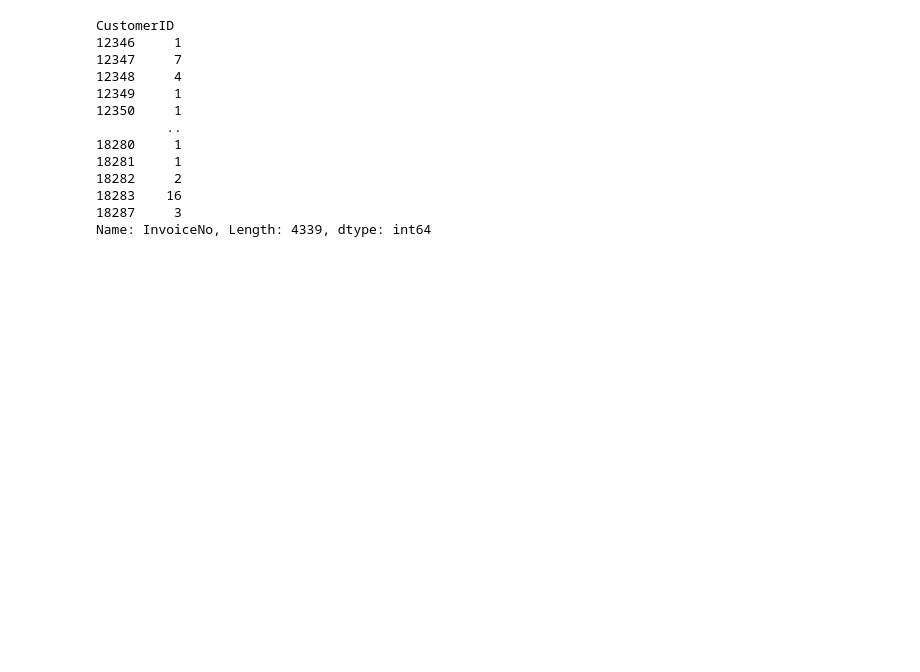
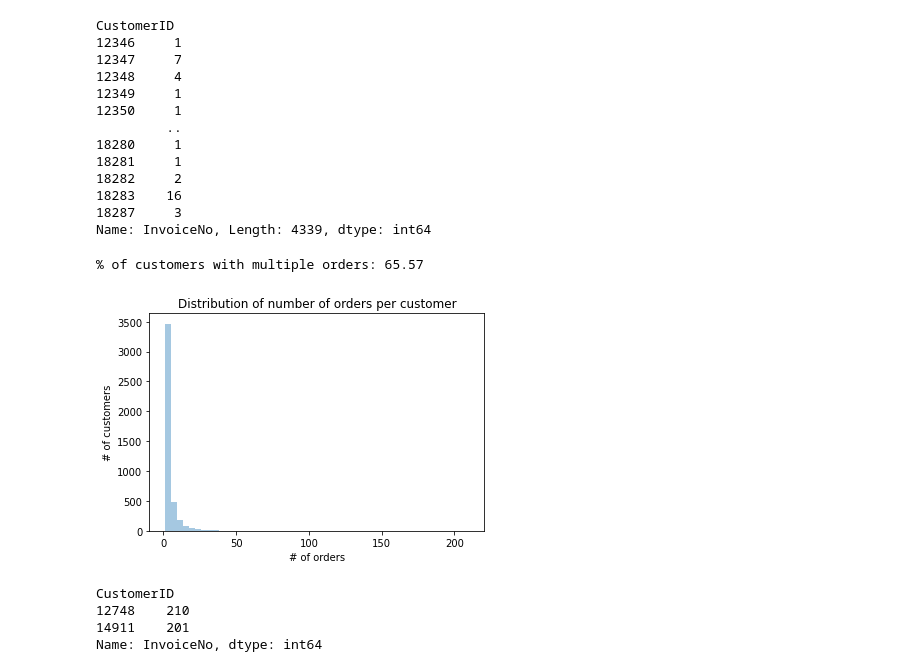
Before and after one commit to martin-fabbri/colab-notebooks, a Jupyter notebook: product-analytics/cohort_analysis.ipynb, the cells around one changed output. Saved outputs shown, nothing was run; the diff lists cells and outputs as text; code cells hidden in the pictures; blank space fills up the shorter version.

```diff
--- a/product-analytics/cohort_analysis.ipynb
+++ b/product-analytics/cohort_analysis.ipynb
@@ -97,0 +94,22 @@ mult_orders_perc = np.sum()
+# %%
+mult_orders_perc = np.sum(n_orders > 1) / df['CustomerID'].nunique()
+print(f'% of customers with multiple orders: {mult_orders_perc * 100:.2f}')
+# %% [output]
+% of customers with multiple orders: 65.57
+# %%
+ax = sns.distplot(n_orders, kde=False, hist=True)
+
+ax.set(title='Distribution of number of orders per customer',
+
+       xlabel='# of orders',
+
+       ylabel='# of customers');
+# %% [output]
+[figure, added]
+# %%
+n_orders[n_orders>200]
+# %% [output]
+CustomerID
+12748    210
+14911    201
+Name: InvoiceNo, dtype: int64
```
Also changed, not shown: parts of 15 cells of this notebook.
